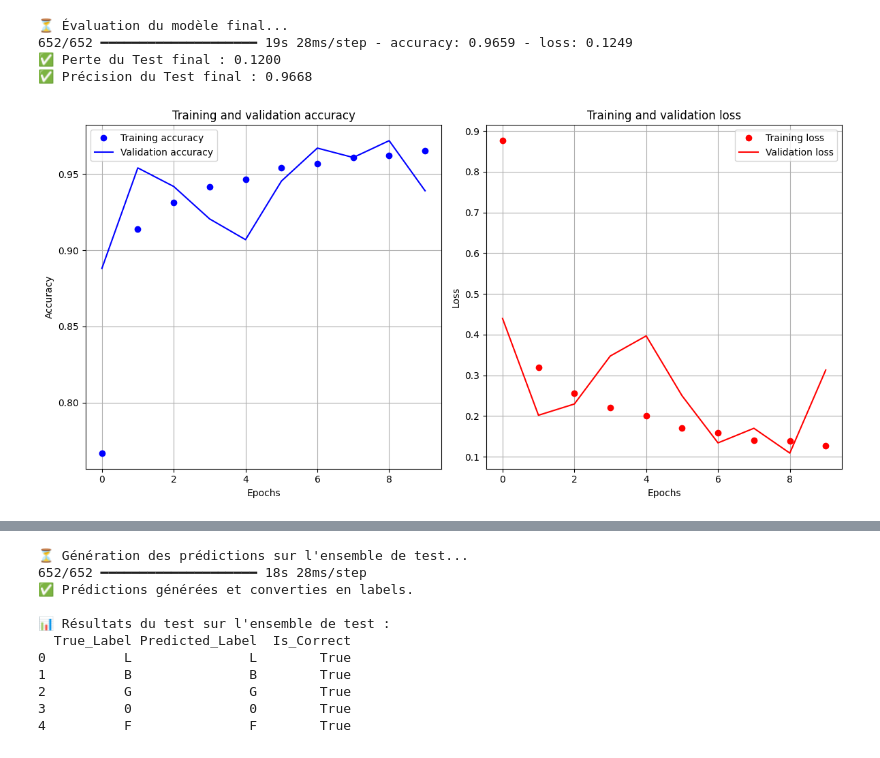
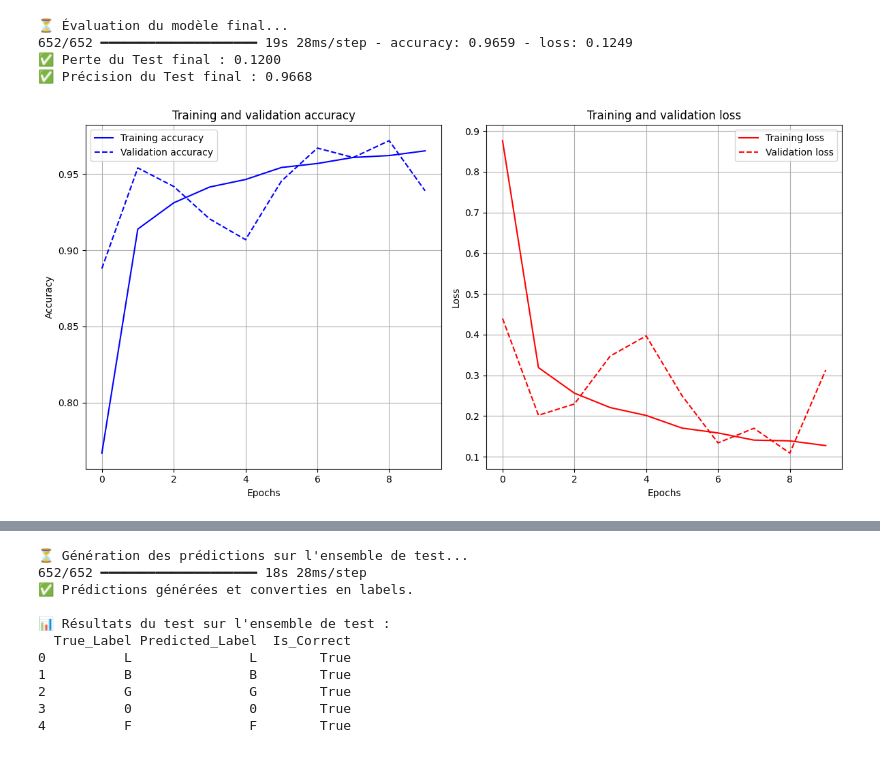
Before and after one commit to hnioua/OCR-Text-Recognition-in-Challenging-Conditions, a Jupyter notebook: TM_Project.ipynb, the cells around one changed output, grey strips where cells are left out. Saved outputs shown, nothing was run; the diff lists cells and outputs as text; code cells hidden in the pictures.

```diff
--- a/TM_Project.ipynb
+++ b/TM_Project.ipynb
@@ -1129,38 +1129,42 @@ acc = history_final.history['accuracy']
 val_acc = history_final.history['val_accuracy']
 
 # Get the training and validation loss from the history object
 loss = history_final.history['loss']
 val_loss = history_final.history['val_loss']
 
 # Get the number of epochs
 epochs = range(len(acc))
 
 # Plot the accuracy curves
 plt.figure(figsize=(12, 6))
 
 plt.subplot(1, 2, 1) # Create the first subplot for accuracy
-plt.plot(epochs, acc, 'bo', label='Training accuracy')
-plt.plot(epochs, val_acc, 'b', label='Validation accuracy')
+# Changed 'bo' to 'b-' for blue line
+plt.plot(epochs, acc, 'b-', label='Training accuracy')
+# Changed 'b' to 'b--' for dashed blue line
+plt.plot(epochs, val_acc, 'b--', label='Validation accuracy')
 plt.title('Training and validation accuracy')
 plt.xlabel('Epochs')
 plt.ylabel('Accuracy')
 plt.legend()
 plt.grid(True)
 
 # Plot the loss curves
 plt.subplot(1, 2, 2) # Create the second subplot for loss
-plt.plot(epochs, loss, 'ro', label='Training loss')
-plt.plot(epochs, val_loss, 'r', label='Validation loss')
+# Changed 'ro' to 'r-' for red line
+plt.plot(epochs, loss, 'r-', label='Training loss')
+# Changed 'r' to 'r--' for dashed red line
+plt.plot(epochs, val_loss, 'r--', label='Validation loss')
 plt.title('Training and validation loss')
 plt.xlabel('Epochs')
 plt.ylabel('Loss')
 plt.legend()
 plt.grid(True)
 
 plt.tight_layout() # Adjust layout to prevent overlapping titles/labels
 plt.show()
 # %% [output]
-[figure, old version]
+[figure, new version]
 # %%
 import numpy as np
 import matplotlib.pyplot as plt
```
Also changed, not shown: parts of 12 cells of this notebook.
